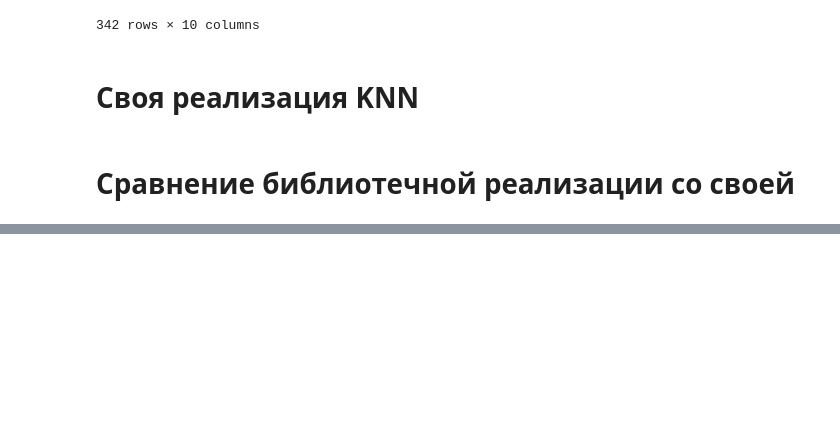
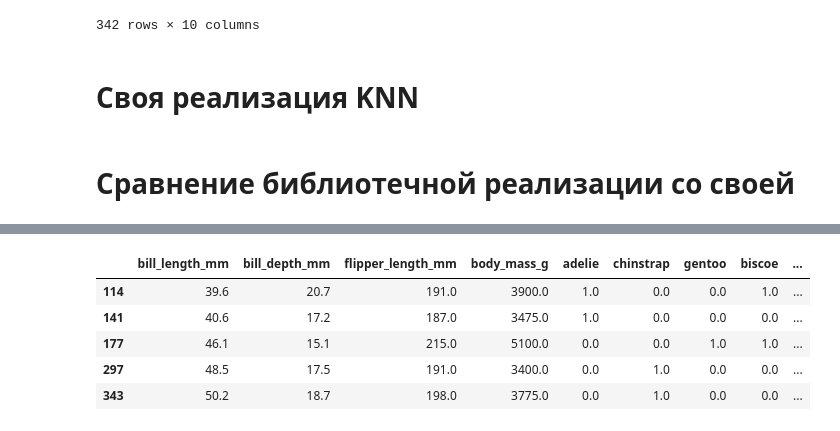
Before and after one commit to sosnovskiim/MachineLearning, a Jupyter notebook: Курс 3 - Машинное обучение и нейронные сети/1. Ручная реализация методов машинного обучения/1.1 Реализация метода классификации KNN/1.1 Реализация метода классификации KNN.ipynb, the cells around one changed output, grey strips where cells are left out. Cells and saved outputs as stored; diff of their text form; code cells hidden in the pictures; blank space fills up the shorter version.

```diff
--- a/Курс 3 - Машинное обучение и нейронные сети/1. Ручная реализация методов машинного обучения/1.1 Реализация метода классификации KNN/1.1 Реализация метода классификации KNN.ipynb
+++ b/Курс 3 - Машинное обучение и нейронные сети/1. Ручная реализация методов машинного обучения/1.1 Реализация метода классификации KNN/1.1 Реализация метода классификации KNN.ipynb
@@ -212,18 +212,16 @@ class MyKNNClassifier:
         self.weights = weights
         self.p = p
         self.metric = metric
+
         self.X_train = None
         self.y_train = None
 
         if self.n_neighbors <= 0:
             raise ValueError("Ошибка: n_neighbors должен быть положительным числом")
-
         if self.weights not in ["uniform", "distance"]:
             raise ValueError("Ошибка: недопустимое значение weights")
-
         if self.p <= 0:
             raise ValueError("Ошибка: p должен быть положительным числом")
-
         if self.metric not in ["minkowski", "euclidean", "manhattan", "cosine"]:
             raise ValueError(f"Ошибка: недопустимое значение metric")
 
@@ -245,7 +243,6 @@ class MyKNNClassifier:
 
         if len(self.X_train) != len(self.y_train):
             raise ValueError("Ошибка: X и y должны иметь одинаковую длину")
-
         if len(self.X_train) < self.n_neighbors:
             raise ValueError(f"Ошибка: n_neighbors не может быть больше длины X")
 
@@ -258,12 +255,11 @@ class MyKNNClassifier:
         X_test = np.array(X, dtype=float)
 
         if self.X_train.shape[1] != X_test.shape[1]:
-            raise ValueError("Ошибка: длина test не совпадает с train")
+            raise ValueError(f"Ошибка: ожидается {self.X_train.shape[1]} признаков, а получено {X_test.shape[1]}")
 
         preds = []
         for x in X_test:
             distances = self.__calculate_distance(x, self.X_train)
-
             nearest_indices = np.argsort(distances)[:self.n_neighbors]
             nearest_labels = self.y_train[nearest_indices]
             nearest_distances = distances[nearest_indices]
@@ -287,8 +283,7 @@ class MyKNNClassifier:
 
         X_test = np.array(X, dtype=float)
         labels = np.unique(self.y_train)
-        n_labels = len(labels)
-        proba = np.zeros((len(X_test), n_labels))
+        proba = np.zeros((len(X_test), len(labels)))
 
         for i, x in enumerate(X_test):
             distances = self.__calculate_distance(x, self.X_train)
@@ -322,5 +317,5 @@ knn1.score(X_test, y_test)
 # %%
-knn2 = MyKNNClassifier(n_neighbors=5, weights="uniform", p=2, metric="minkowski")
-knn2.fit(X_train, y_train)
-knn2.score(X_test, y_test)
+knn2 = MyKNNClassifier(n_neighbors=7, weights="distance", p=2, metric="minkowski")
+knn2.fit(X_train_norm, y_train)
+knn2.score(X_test_norm, y_test)
 # %% [output]
@@ -361,0 +368,9 @@ ConfusionMatrixDisplay.from_predictions(y_test, knn2.predict(X_test));
+# %%
+pd.concat([X_test[y_test != y_knn2], y_test[y_test != y_knn2]], axis=1).sort_index()
+# %% [output]
+|  | bill_length_mm | bill_depth_mm | flipper_length_mm | body_mass_g | adelie | chinstrap | gentoo | biscoe | ... |
+| 114 | 39.6 | 20.7 | 191.0 | 3900.0 | 1.0 | 0.0 | 0.0 | 1.0 | ... |
+| 141 | 40.6 | 17.2 | 187.0 | 3475.0 | 1.0 | 0.0 | 0.0 | 0.0 | ... |
+| 177 | 46.1 | 15.1 | 215.0 | 5100.0 | 0.0 | 0.0 | 1.0 | 1.0 | ... |
+| 297 | 48.5 | 17.5 | 191.0 | 3400.0 | 0.0 | 1.0 | 0.0 | 0.0 | ... |
+| 343 | 50.2 | 18.7 | 198.0 | 3775.0 | 0.0 | 1.0 | 0.0 | 0.0 | ... |
```
Also changed, not shown: parts of 8 cells of this notebook, 6 other files.
